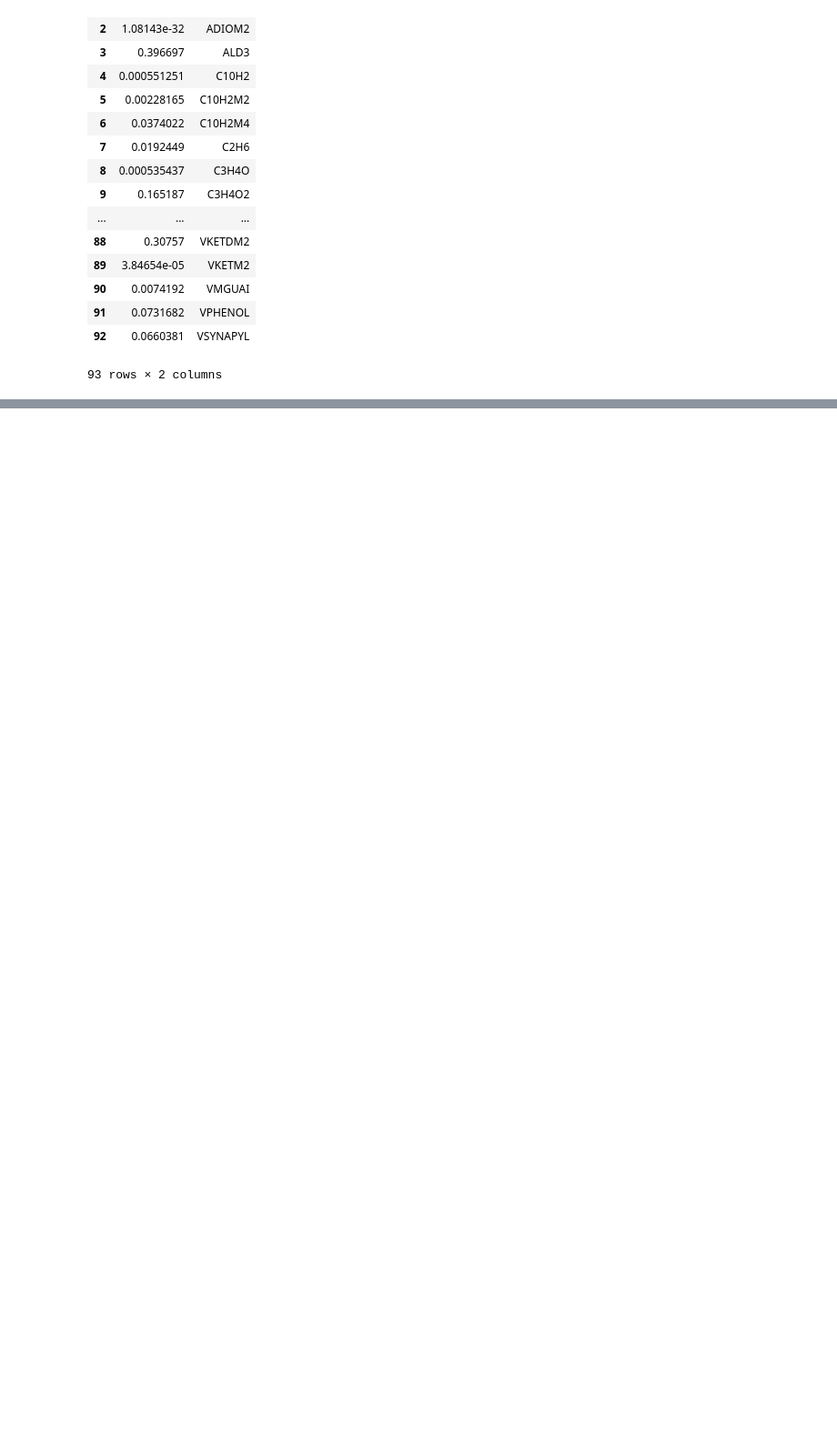
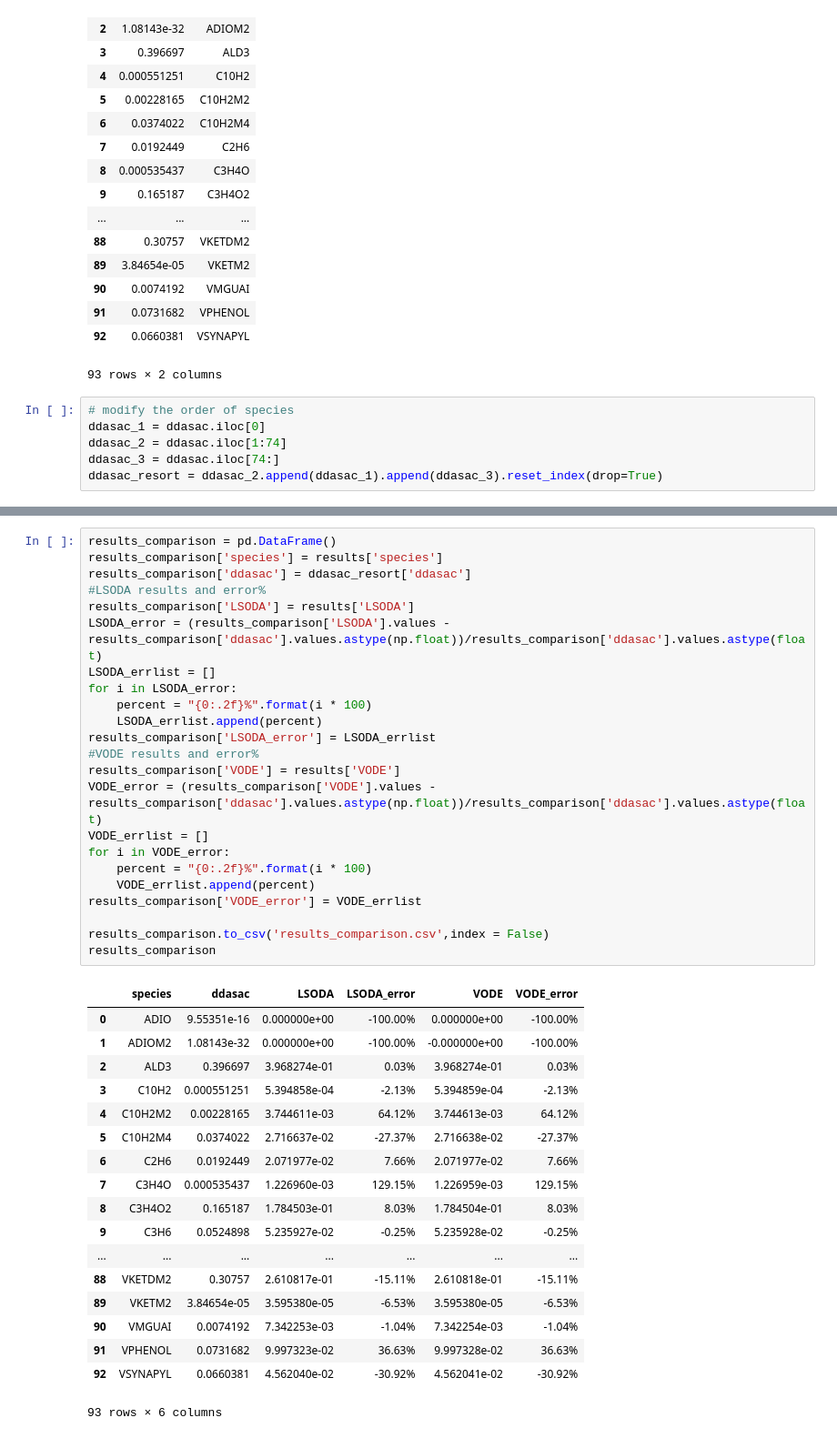
Before and after one commit to LigninTools/Ligpy-Cantera, a Jupyter notebook: Ligscipy/ODE_scipy/check/Results_comparison.ipynb, the cells around one changed output, grey strips where cells are left out. Shown: that part at 91% size. Saved outputs shown, nothing was run; the diff lists cells and outputs as text; blank space fills up the shorter version.

Commit message:
results and error% files

```diff
--- a/Ligscipy/ODE_scipy/check/Results_comparison.ipynb
+++ b/Ligscipy/ODE_scipy/check/Results_comparison.ipynb
@@ -84,3 +84,9 @@ ddasac
 | 91 | 0.0731682 | VPHENOL |
 | 92 | 0.0660381 | VSYNAPYL |
 93 rows × 2 columns
+# %%
+# modify the order of species
+ddasac_1 = ddasac.iloc[0]
+ddasac_2 = ddasac.iloc[1:74]
+ddasac_3 = ddasac.iloc[74:]
+ddasac_resort = ddasac_2.append(ddasac_1).append(ddasac_3).reset_index(drop=True)
@@ -86,0 +114,42 @@ ddasac
+# %%
+results_comparison = pd.DataFrame()
+results_comparison['species'] = results['species']
+results_comparison['ddasac'] = ddasac_resort['ddasac']
+#LSODA results and error%
+results_comparison['LSODA'] = results['LSODA']
+LSODA_error = (results_comparison['LSODA'].values - results_comparison['ddasac'].values.astype(np.float))/results_comparison['ddasac'].values.astype(float)
+LSODA_errlist = []
+for i in LSODA_error:
+    percent = "{0:.2f}%".format(i * 100)
+    LSODA_errlist.append(percent)
+results_comparison['LSODA_error'] = LSODA_errlist
+#VODE results and error%
+results_comparison['VODE'] = results['VODE']
+VODE_error = (results_comparison['VODE'].values - results_comparison['ddasac'].values.astype(np.float))/results_comparison['ddasac'].values.astype(float)
+VODE_errlist = []
+for i in VODE_error:
+    percent = "{0:.2f}%".format(i * 100)
+    VODE_errlist.append(percent)
+results_comparison['VODE_error'] = VODE_errlist
+
+results_comparison.to_csv('results_comparison.csv',index = False)
+results_comparison
+# %% [output]
+|  | species | ddasac | LSODA | LSODA_error | VODE | VODE_error |
+| 0 | ADIO | 9.55351e-16 | 0.000000e+00 | -100.00% | 0.000000e+00 | -100.00% |
+| 1 | ADIOM2 | 1.08143e-32 | 0.000000e+00 | -100.00% | -0.000000e+00 | -100.00% |
+| 2 | ALD3 | 0.396697 | 3.968274e-01 | 0.03% | 3.968274e-01 | 0.03% |
+| 3 | C10H2 | 0.000551251 | 5.394858e-04 | -2.13% | 5.394859e-04 | -2.13% |
+| 4 | C10H2M2 | 0.00228165 | 3.744611e-03 | 64.12% | 3.744613e-03 | 64.12% |
+| 5 | C10H2M4 | 0.0374022 | 2.716637e-02 | -27.37% | 2.716638e-02 | -27.37% |
+| 6 | C2H6 | 0.0192449 | 2.071977e-02 | 7.66% | 2.071977e-02 | 7.66% |
+| 7 | C3H4O | 0.000535437 | 1.226960e-03 | 129.15% | 1.226959e-03 | 129.15% |
+| 8 | C3H4O2 | 0.165187 | 1.784503e-01 | 8.03% | 1.784504e-01 | 8.03% |
+| 9 | C3H6 | 0.0524898 | 5.235927e-02 | -0.25% | 5.235928e-02 | -0.25% |
+| ... | ... | ... | ... | ... | ... | ... |
+| 88 | VKETDM2 | 0.30757 | 2.610817e-01 | -15.11% | 2.610818e-01 | -15.11% |
+| 89 | VKETM2 | 3.84654e-05 | 3.595380e-05 | -6.53% | 3.595380e-05 | -6.53% |
+| 90 | VMGUAI | 0.0074192 | 7.342253e-03 | -1.04% | 7.342254e-03 | -1.04% |
+| 91 | VPHENOL | 0.0731682 | 9.997323e-02 | 36.63% | 9.997328e-02 | 36.63% |
+| 92 | VSYNAPYL | 0.0660381 | 4.562040e-02 | -30.92% | 4.562041e-02 | -30.92% |
+93 rows × 6 columns
```
Also changed, not shown: parts of 1 cell of this notebook, 1 other file.
